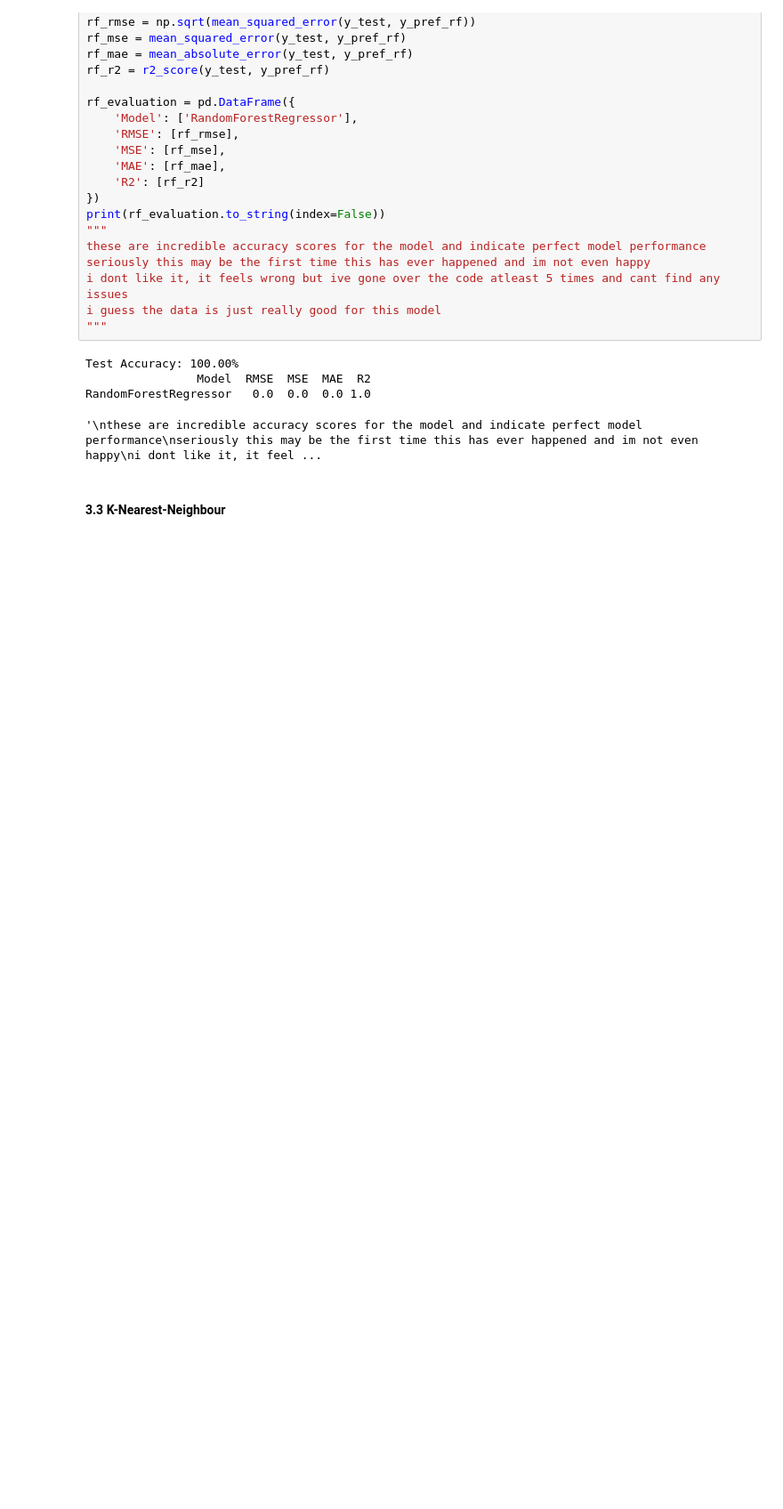
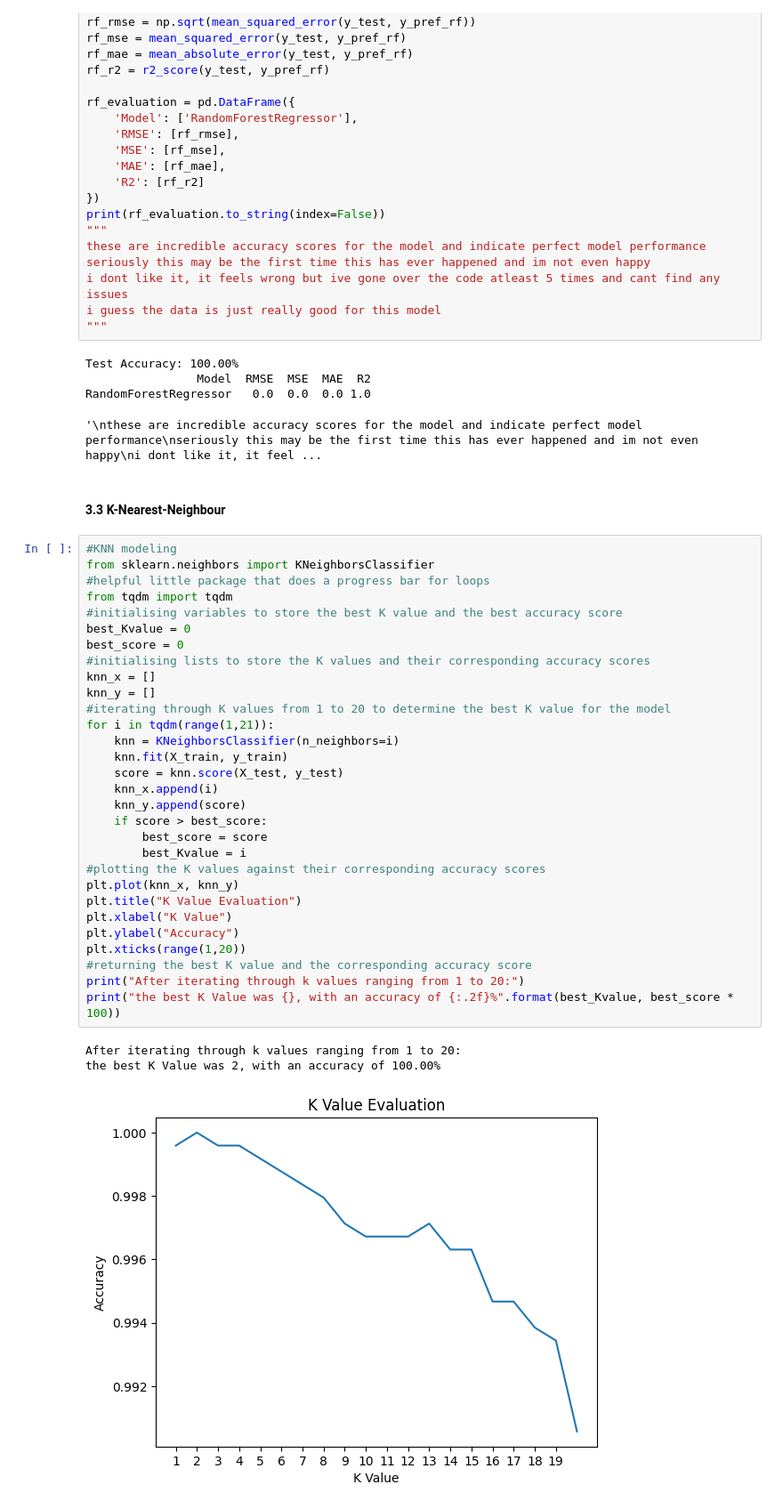
Before and after one commit to AntsyBee/Lepiota-Mushroom-Edibillity-Data-Analysis, a Jupyter notebook: src/Mushroom Data Science.ipynb, the cells around one changed output. Shown: that part at 89% size. Drawn from its saved outputs; the diff is of its cells as text; blank space fills up the shorter version.

Commit message:
Completed KNN modelling and fitted a variety of regression models. Added TDSE package for progress bars on loops

```diff
--- a/src/Mushroom Data Science.ipynb
+++ b/src/Mushroom Data Science.ipynb
@@ -295,3 +295,37 @@ RandomForestRegressor   0.0  0.0  0.0 1.0
 '\nthese are incredible accuracy scores for the model and indicate perfect model performance\nseriously this may be the first time this has ever happened and im not even happy\ni dont like it, it feel ...
 # %% [markdown]
 #### 3.3 K-Nearest-Neighbour
+# %%
+#KNN modeling
+from sklearn.neighbors import KNeighborsClassifier
+#helpful little package that does a progress bar for loops
+from tqdm import tqdm
+#initialising variables to store the best K value and the best accuracy score
+best_Kvalue = 0
+best_score = 0
+#initialising lists to store the K values and their corresponding accuracy scores
+knn_x = []
+knn_y = []
+#iterating through K values from 1 to 20 to determine the best K value for the model
+for i in tqdm(range(1,21)):
+    knn = KNeighborsClassifier(n_neighbors=i)
+    knn.fit(X_train, y_train)
+    score = knn.score(X_test, y_test)
+    knn_x.append(i)
+    knn_y.append(score)
+    if score > best_score:
+        best_score = score
+        best_Kvalue = i
+#plotting the K values against their corresponding accuracy scores
+plt.plot(knn_x, knn_y)
+plt.title("K Value Evaluation")
+plt.xlabel("K Value")
+plt.ylabel("Accuracy")
+plt.xticks(range(1,20))
+#returning the best K value and the corresponding accuracy score
+print("After iterating through k values ranging from 1 to 20:")
+print("the best K Value was {}, with an accuracy of {:.2f}%".format(best_Kvalue, best_score * 100))
+# %% [output]
+After iterating through k values ranging from 1 to 20:
+the best K Value was 2, with an accuracy of 100.00%
+[figure, added]
```
Also changed, not shown: parts of 4 cells of this notebook, 2 other files.
